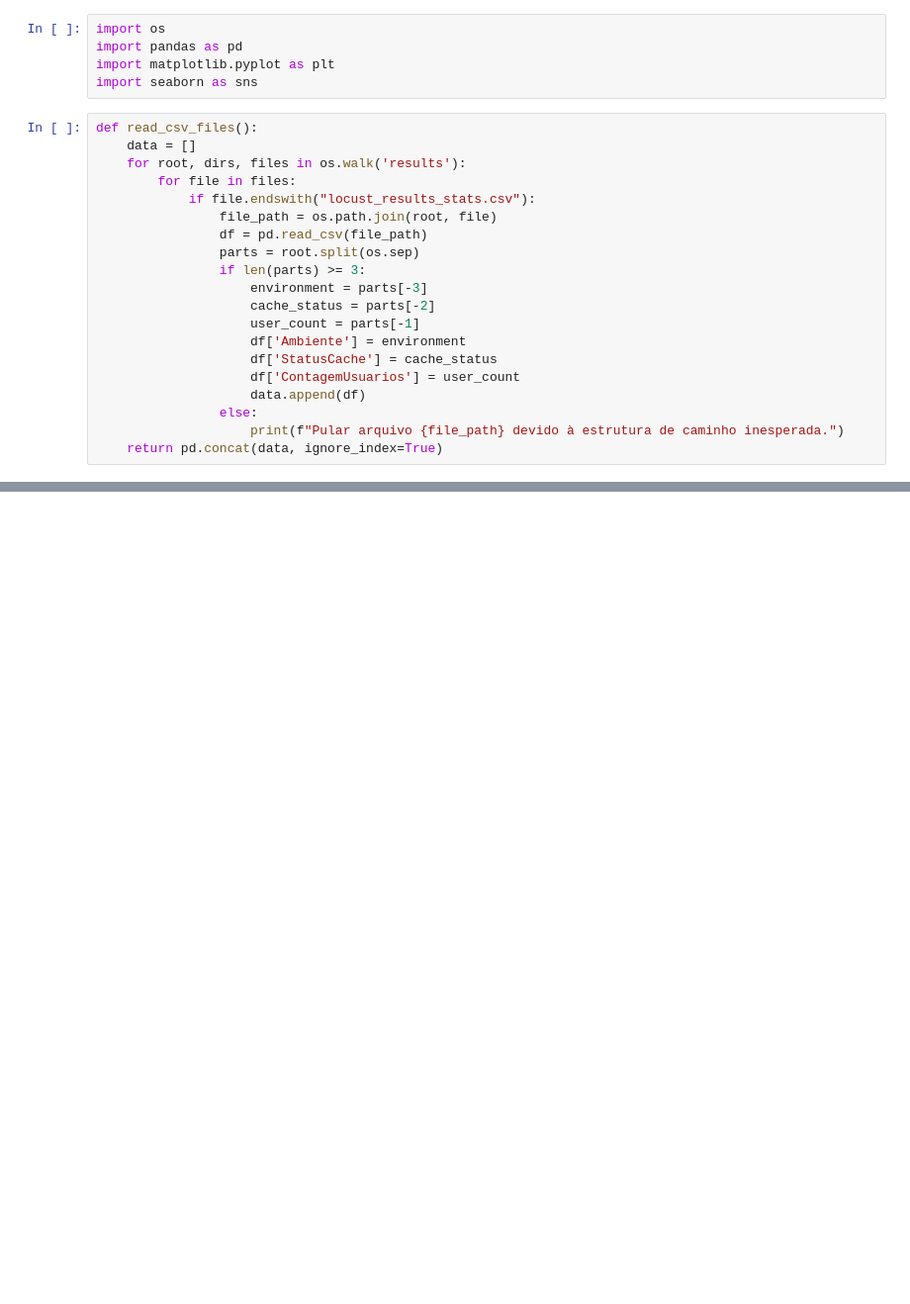
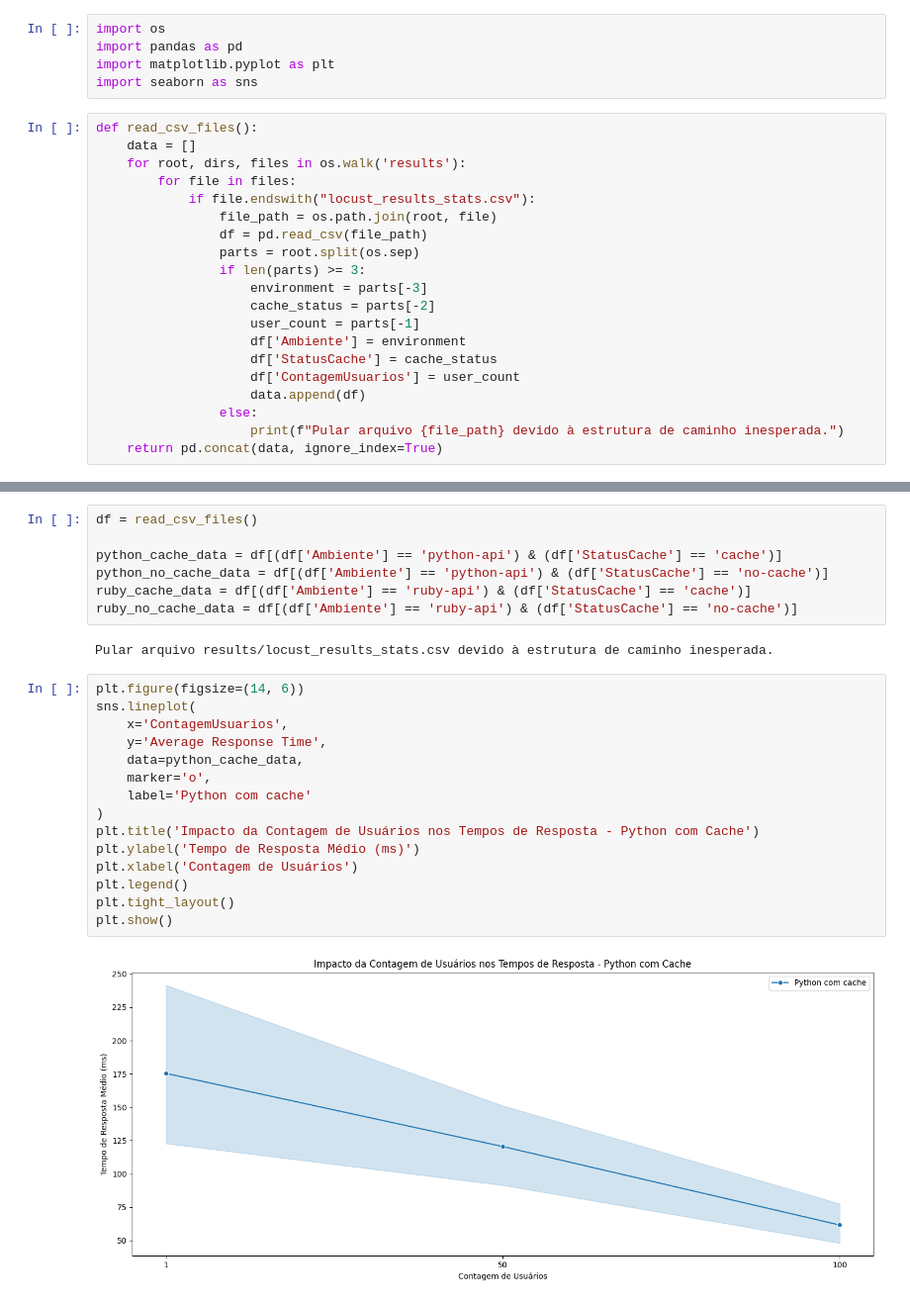
Before and after one commit to pedrxlz/web-link-extractor-api-load-testing, a Jupyter notebook: resultados.ipynb, the cells around one changed output, grey strips where cells are left out. Shown at 99% size. Saved outputs shown, nothing was run; the diff lists cells and outputs as text; blank space fills up the shorter version.

```diff
--- a/resultados.ipynb
+++ b/resultados.ipynb
@@ -68,0 +26,26 @@ generate_plots(df)
+# %%
+df = read_csv_files()
+
+python_cache_data = df[(df['Ambiente'] == 'python-api') & (df['StatusCache'] == 'cache')]
+python_no_cache_data = df[(df['Ambiente'] == 'python-api') & (df['StatusCache'] == 'no-cache')]
+ruby_cache_data = df[(df['Ambiente'] == 'ruby-api') & (df['StatusCache'] == 'cache')]
+ruby_no_cache_data = df[(df['Ambiente'] == 'ruby-api') & (df['StatusCache'] == 'no-cache')]
+# %% [output]
+Pular arquivo results/locust_results_stats.csv devido à estrutura de caminho inesperada.
+# %%
+plt.figure(figsize=(14, 6))
+sns.lineplot(
+    x='ContagemUsuarios',
+    y='Average Response Time',
+    data=python_cache_data,
+    marker='o',
+    label='Python com cache'
+)
+plt.title('Impacto da Contagem de Usuários nos Tempos de Resposta - Python com Cache')
+plt.ylabel('Tempo de Resposta Médio (ms)')
+plt.xlabel('Contagem de Usuários')
+plt.legend()
+plt.tight_layout()
+plt.show()
+# %% [output]
+[figure, added]
```
Also changed, not shown: parts of 5 cells of this notebook, 13 other files.
